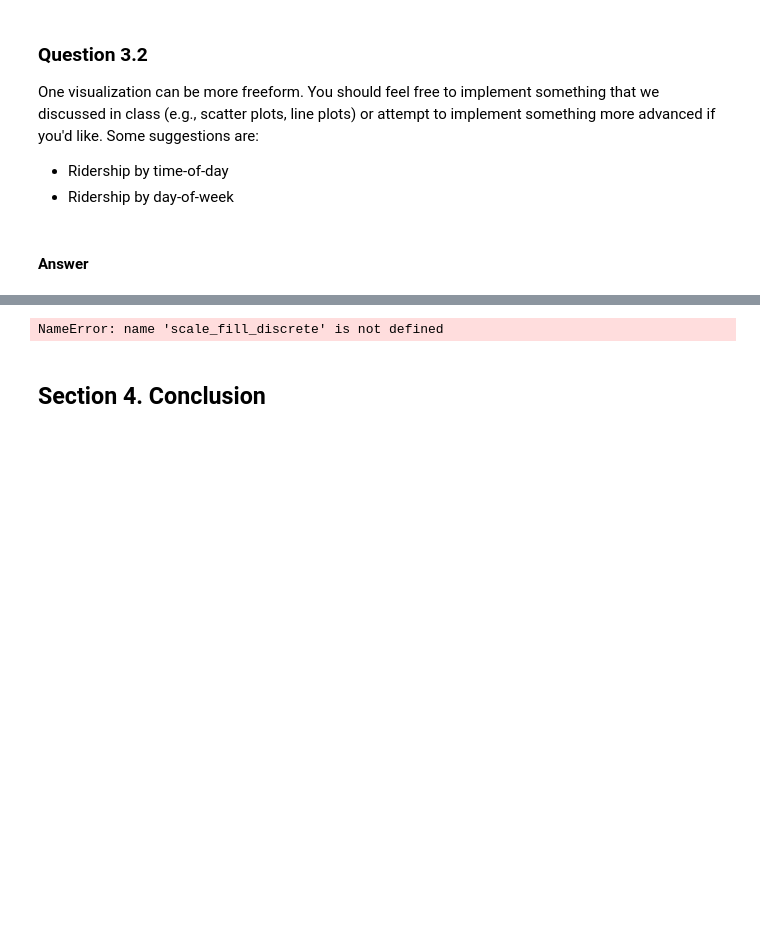
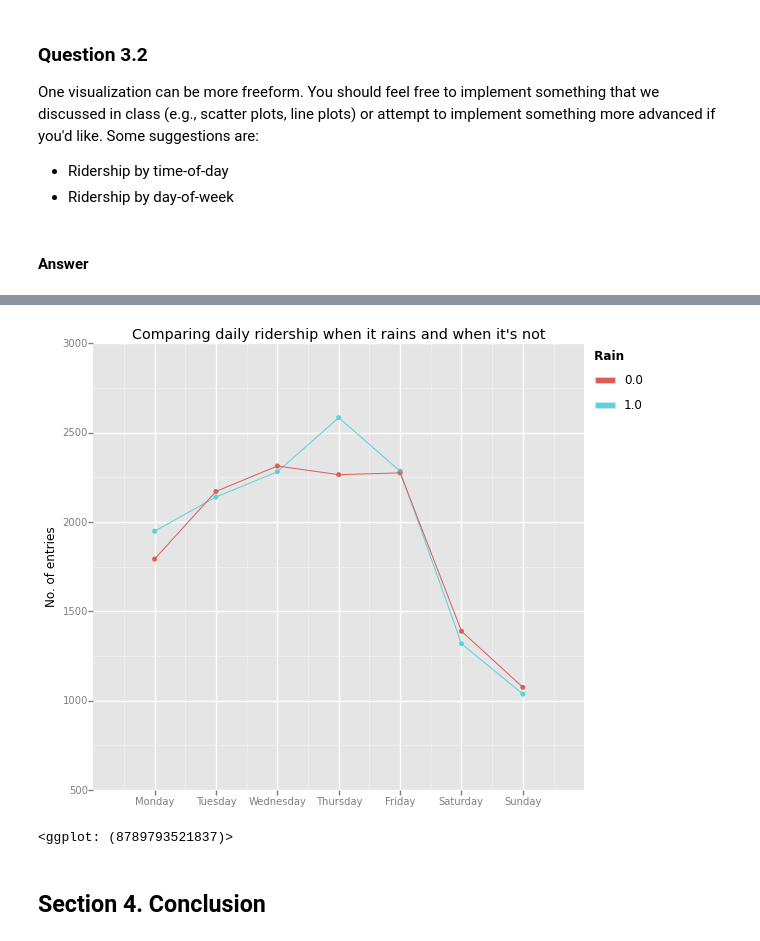
Before and after one commit to Manyizi101/nanodegree, a Jupyter notebook: 002-nyc-subway/dev/nyc-subway.ipynb, the cells around one changed output, grey strips where cells are left out. Drawn from its saved outputs; the diff is of its cells as text; code cells hidden in the pictures; blank space fills up the shorter version.

```diff
--- a/002-nyc-subway/dev/nyc-subway.ipynb
+++ b/002-nyc-subway/dev/nyc-subway.ipynb
@@ -419,19 +391,19 @@ xlab("Time of day") + ylab('No. of entries')
 # %%
 q = """
 select rain, day_week, avg(ENTRIESn_hourly) as entries
 from data
 group by day_week, rain
 """
 
 rain_data = pandasql.sqldf(q, locals())
 
 ggplot(rain_data, aes('day_week', 'entries', color='rain')) + geom_line() + geom_point() + \
-ggtitle("Comparing daily ridership when it rains (blue) and when it's not (red)") + \
+ggtitle("Comparing daily ridership when it rains and when it's not") + \
 ylab('No. of entries') + xlab('') + \
-scale_x_continuous(breaks=range(0,7), labels=["Monday", "Tuesday", "Wednesday", "Thursday", "Friday", "Saturday", "Sunday"]) + \
-scale_fill_discrete()
+scale_x_continuous(breaks=range(0,7), labels=["Monday", "Tuesday", "Wednesday", "Thursday", "Friday", "Saturday", "Sunday"])
 # %% [output]
+[figure, added]
-NameError: name 'scale_fill_discrete' is not defined
+<ggplot: (8789793521837)>
 # %% [markdown]
 ## Section 4. Conclusion
 # %% [markdown]
```
Also changed, not shown: parts of 18 cells of this notebook.
